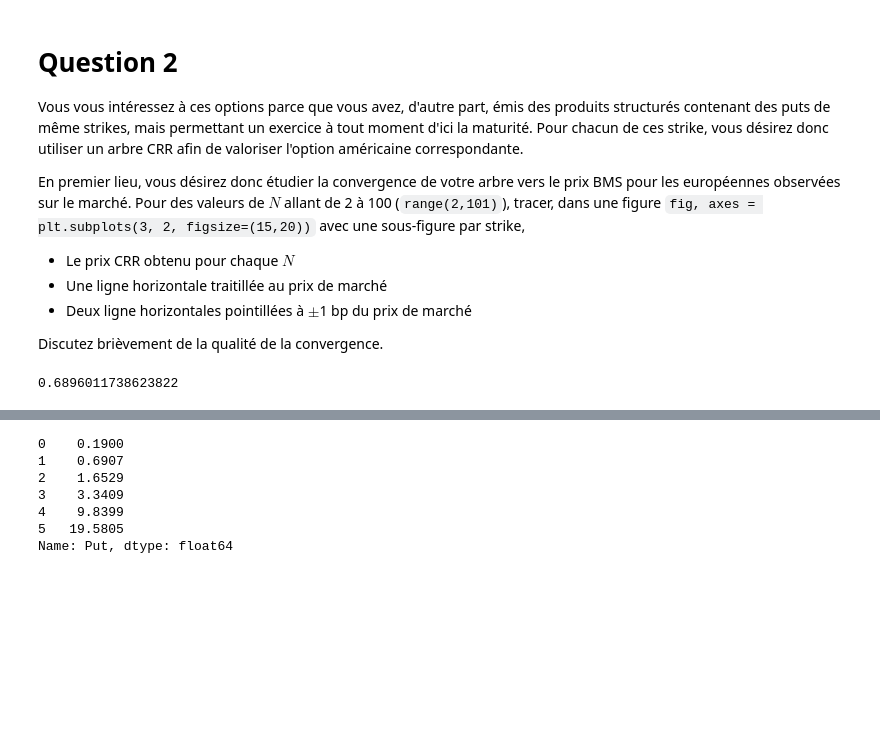
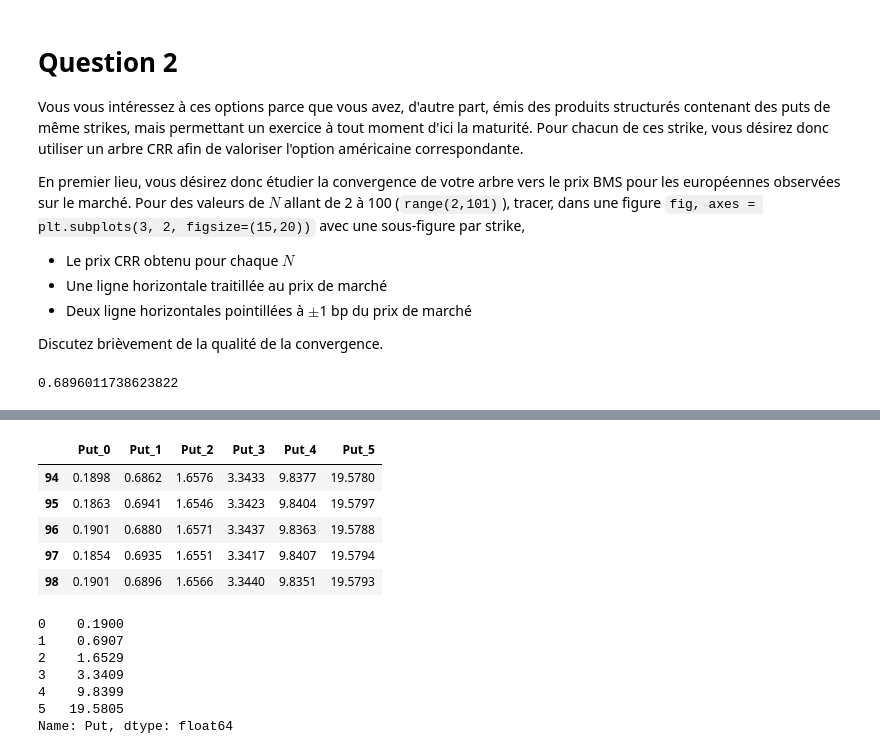
Before and after one commit to Thomas4390/produits_derives, a Jupyter notebook: tp1_11237578.ipynb, the cells around one changed output, grey strips where cells are left out. Saved outputs shown, nothing was run; the diff lists cells and outputs as text; code cells hidden in the pictures; blank space fills up the shorter version.

```diff
--- a/tp1_11237578.ipynb
+++ b/tp1_11237578.ipynb
@@ -118,3 +120,12 @@ df_crr = compute_crr_tree_puts_df(S0=S0, K=info['Strike'], T=T, r=r, sigma=resul
+# %%
+df_crr.tail()
+# %% [output]
+|  | Put_0 | Put_1 | Put_2 | Put_3 | Put_4 | Put_5 |
+| 94 | 0.1898 | 0.6862 | 1.6576 | 3.3433 | 9.8377 | 19.5780 |
+| 95 | 0.1863 | 0.6941 | 1.6546 | 3.3423 | 9.8404 | 19.5797 |
+| 96 | 0.1901 | 0.6880 | 1.6571 | 3.3437 | 9.8363 | 19.5788 |
+| 97 | 0.1854 | 0.6935 | 1.6551 | 3.3417 | 9.8407 | 19.5794 |
+| 98 | 0.1901 | 0.6896 | 1.6566 | 3.3440 | 9.8351 | 19.5793 |
 # %%
 info["Put"]
 # %% [output]
```
Also changed, not shown: parts of 5 cells of this notebook.
